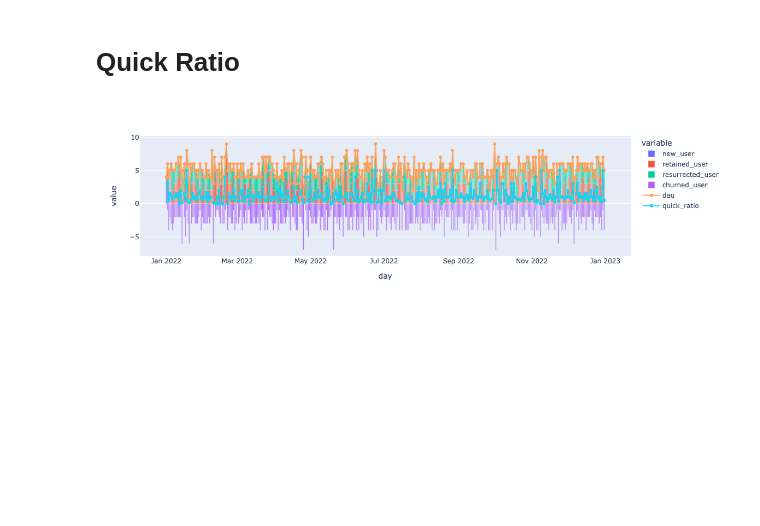
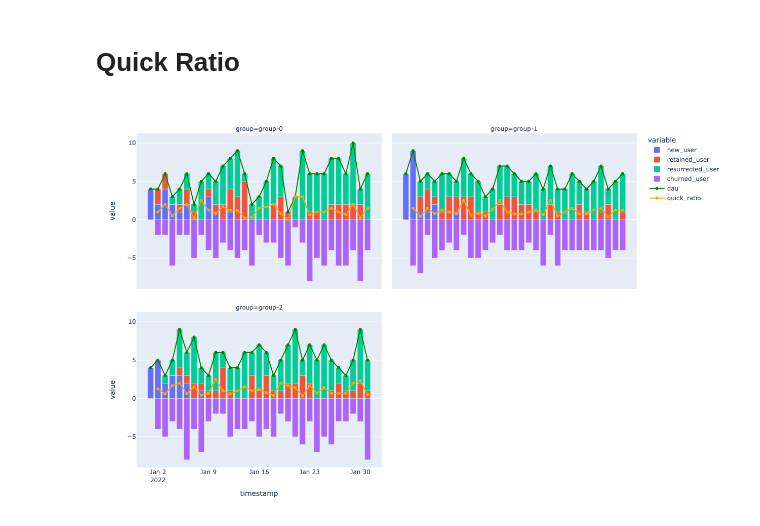
Before and after one commit to hidek84/product-growth-analysis, a Jupyter notebook: product-growth-analysis.ipynb, the cells around one changed output. Drawn from its saved outputs; the diff is of its cells as text; code cells hidden in the pictures; blank space fills up the shorter version.

Commit message:
support group-based plotting

```diff
--- a/product-growth-analysis.ipynb
+++ b/product-growth-analysis.ipynb
@@ -29,96 +129,56 @@ df.head()
 # %% [markdown]
 # Quick Ratio
 # %%
-def get_dau(input_df):
-    return df.sum(axis=1)
+new = create_matrix_username_columns(df, COL_GROUP).assign(
+    dau=create_matrix_username_columns(df, COL_GROUP).sum(axis=1),
+    new_user=get_new_user(df, COL_GROUP),
+    retained_user=get_retained_user(df, COL_GROUP),
+    churned_user=get_churned_user(df, COL_GROUP),
+    continuous_churned_user=get_continuous_churned_user(df, COL_GROUP),
+    resurrected_user=get_resurrected_user(df, COL_GROUP),
+).fillna(0)
 
-def common_new_user(df):
-    original_df = df
-    _, new_user_with_full_dates = original_df.align(
-        pd.DataFrame(df.T.idxmax(axis=1)).assign(count=1).pivot(columns=0, values='count').T,
-        join='outer'
-    )
-    return new_user_with_full_dates.fillna(0)
-
-def get_new_user(df):
-    return common_new_user(df).sum(axis=1)
-
-def get_new_user_mask(df):
-    return common_new_user(df).cumsum(axis=0).astype(bool)
-
-def get_resurrected_user(df):
-    shifted_df = (df - df.shift(1) == 1)
-    not_new_user_df = ~common_new_user(df).astype(bool)
-    left, right = shifted_df.align(not_new_user_df, axis=0, join='outer')
-    return (left & right.fillna(True)).sum(axis=1).fillna(0)
-
-def get_retained_user(df):
-    return ((df - df.shift(1) == 0) & df.astype(bool)).sum(axis=1)
-
-def get_churned_user(df):
-    return (df - df.shift(1) == -1).sum(axis=1)
-
-def get_continuous_churned_user(df):
-    return ((df - df.shift(1) == 0) & ~df.astype(bool)).sum(axis=1)
-
-new = df.assign(
-    dau=get_dau(df),
-    new_user=get_new_user(df),
-    retained_user=get_retained_user(df),
-    churned_user=get_churned_user(df),
-    continuous_churned_user=get_continuous_churned_user(df),
-    resurrected_user=get_resurrected_user(df),
-)
-new['dau_cal'] = new.new_user.fillna(0) + new.retained_user + new.resurrected_user
-new['total'] = new.new_user.fillna(0) + new.retained_user + new.resurrected_user + new.churned_user + new.continuous_churned_user
-new['check'] = new['dau'] == new['dau_cal']
-new.index.name = 'day'
-
-# display(new.head())
-# # Check
-# test1 = df.loc[['2022-01-01']].T
-# display(test1[test1['2022-01-01'] == 1].sort_index())
-# test2 = pd.DataFrame(df.T.idxmax(axis=1)).assign(count=1).pivot(columns=0, values='count').T.loc[['2022-01-01']].T.fillna(0)
-# display(test2[test2['2022-01-01'] == 1].sort_index())
-
+new['total'] = new.new_user + new.retained_user + new.resurrected_user + new.churned_user + new.continuous_churned_user
+new['check'] = new.dau == new.new_user + new.retained_user + new.resurrected_user
 
 ## Plot
 new['quick_ratio'] = (new.new_user + new.resurrected_user) / new.churned_user
 new['churned_user'] = -new['churned_user']
 new['continuous_churned_user'] = -new['continuous_churned_user']
-
-# fig_dau = go.Scatter(
-#     x=new.index,
-#     y=new['dau'],
-#     text=new['dau'],
-#     textposition='top center',
-#     mode='lines+markers+text',
-#     name='dau'
-# )
-
-# Non-WebGL mode
-# fig_dau = new['dau'].plot(markers=True).data[0]
-# fig_quick_ratio = new['quick_ratio'].plot(markers=True).data[0]
+# display(new[new.total != num_users])
 
 # WebGL mode
 fig_dau = go.Scattergl(
     x=new.index,
     y=new['dau'],
     name='dau',
     mode='lines+markers',
 )
 
 fig_quick_ratio = go.Scattergl(
     x=new.index,
     y=new['quick_ratio'],
     name='quick_ratio',
     mode='lines+markers',
 )
 
-fig = new[['new_user', 'retained_user', 'resurrected_user', 'churned_user']].plot.bar()
-fig.add_trace(fig_dau)
-fig.add_trace(fig_quick_ratio)
+facet_col_args = {'facet_col': 'group', 'facet_col_wrap': 2}
+width_height = {'width': 1200, 'height': 800}
+fig = px.bar(new.reset_index(), x='timestamp', y=['new_user', 'retained_user', 'resurrected_user', 'churned_user'], **facet_col_args)
+fig_dau = (
+    px.line(new.reset_index(), x='timestamp', y=['dau'], markers=True, **facet_col_args)
+    .update_traces(line_color='green')
+)
+fig_quick_ratio = (
+    px.line(new.reset_index(), x='timestamp', y=['quick_ratio'], markers=True, **facet_col_args)
+    .update_traces(line_color='orange')
+)
+fig.add_traces(fig_dau.data)
+fig.add_traces(fig_quick_ratio.data)
+fig.update_layout(
+    **width_height,
+)
 fig
 # %% [output]
-[figure, old version]
+[figure, new version]
 # %% [markdown]
```
Also changed, not shown: parts of 4 cells of this notebook.
